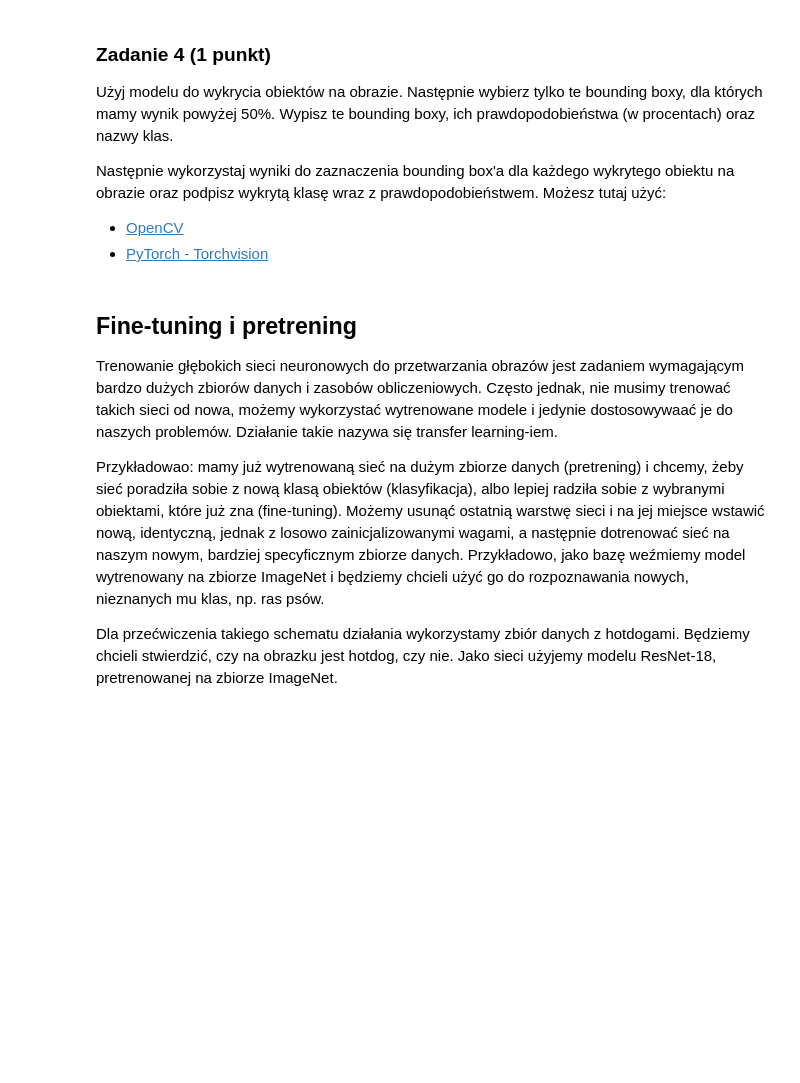
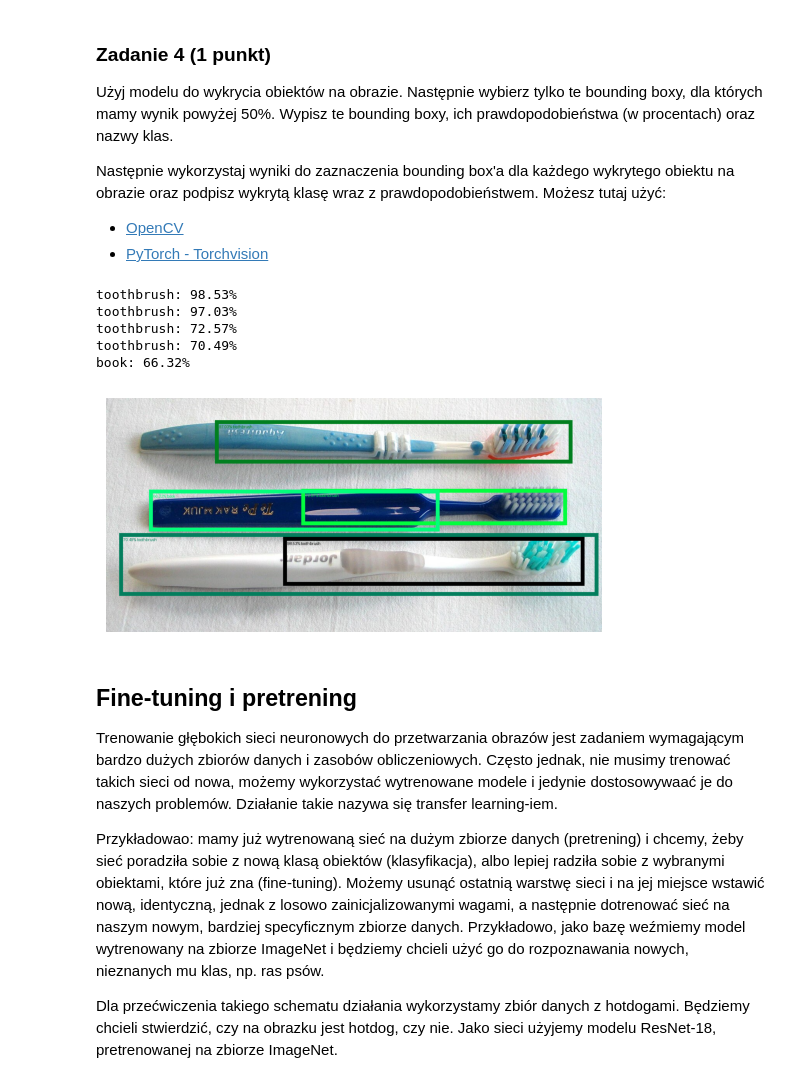
Before and after one commit to macwsn/Artificial-Intelligence-Fundamentals, a Jupyter notebook: lab4.ipynb, the cells around one changed output. Drawn from its saved outputs; the diff is of its cells as text; code cells hidden in the pictures; blank space fills up the shorter version.

```diff
--- a/lab4.ipynb
+++ b/lab4.ipynb
@@ -432,3 +548,38 @@ Następnie wykorzystaj wyniki do zaznaczenia bounding box'a dla każdego wykryte
+# %%
+from torchvision.utils import draw_bounding_boxes
+
+outputs = model([image_tensor.to(device)])
+thr = 0.5
+
+for out in outputs:
+    m = out["scores"] > thr
+    for b, s, l in zip(out["boxes"][m], out["scores"][m], out["labels"][m]):
+        print(f"{classes[l.item()]}: {s.item()*100:.2f}%")
+
+imgs = []
+for o in outputs:
+    imgs.append(
+        draw_bounding_boxes(
+            image_tensor_int, boxes=o["boxes"][o["scores"] > thr],
+            labels=[
+                f"{s.item()*100:.2f}% {classes[l.item()]}"
+                for l, s in zip(
+                    o["labels"][o["scores"] > thr],
+                    o["scores"][o["scores"] > thr],
+                )], width=10)
+    )
+
+for v in imgs:
+    plt.imshow(v.permute(1, 2, 0))
+    plt.axis("off")
+    plt.show()
+# %% [output]
+toothbrush: 98.53%
+toothbrush: 97.03%
+toothbrush: 72.57%
+toothbrush: 70.49%
+book: 66.32%
+[figure, added]
 # %% [markdown]
 ## Fine-tuning i pretrening
 
```
Also changed, not shown: parts of 45 cells of this notebook.
